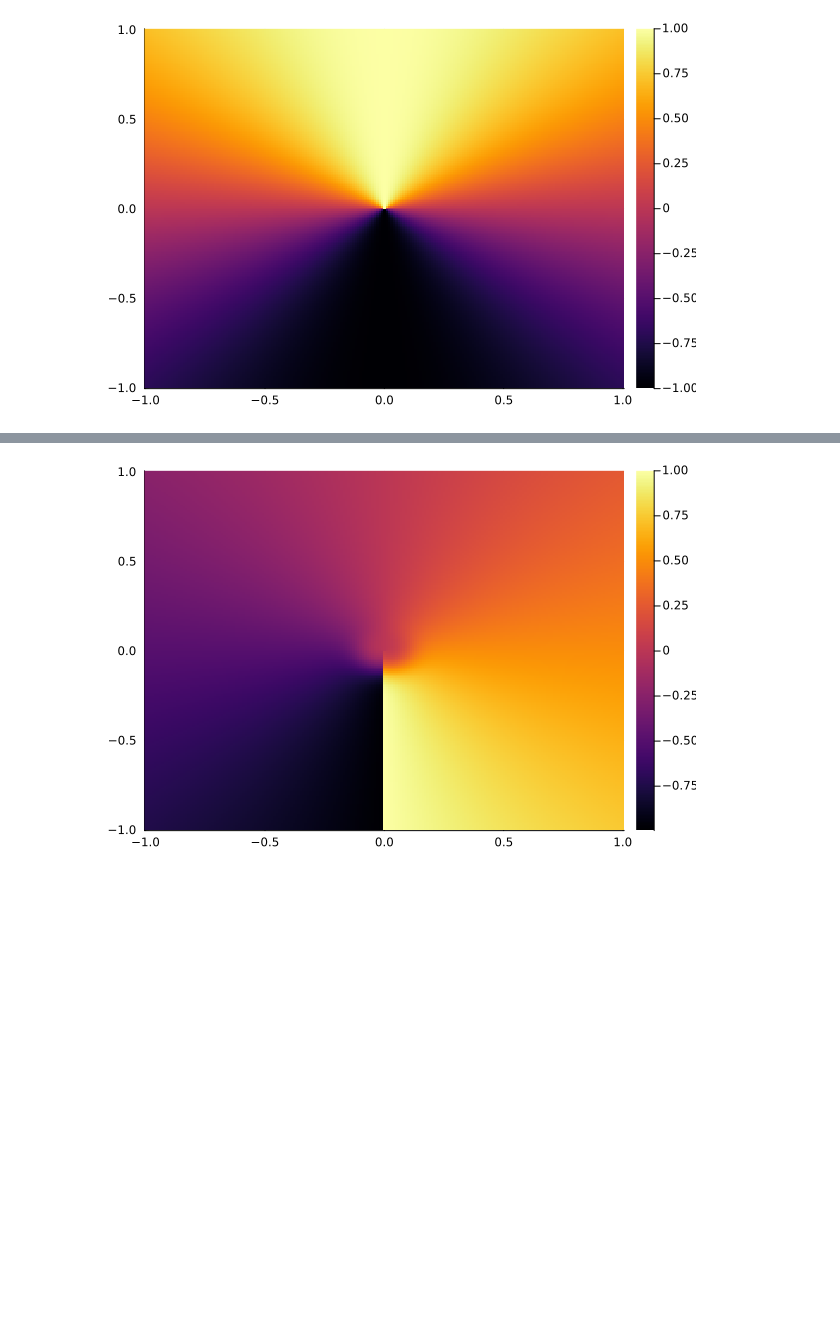
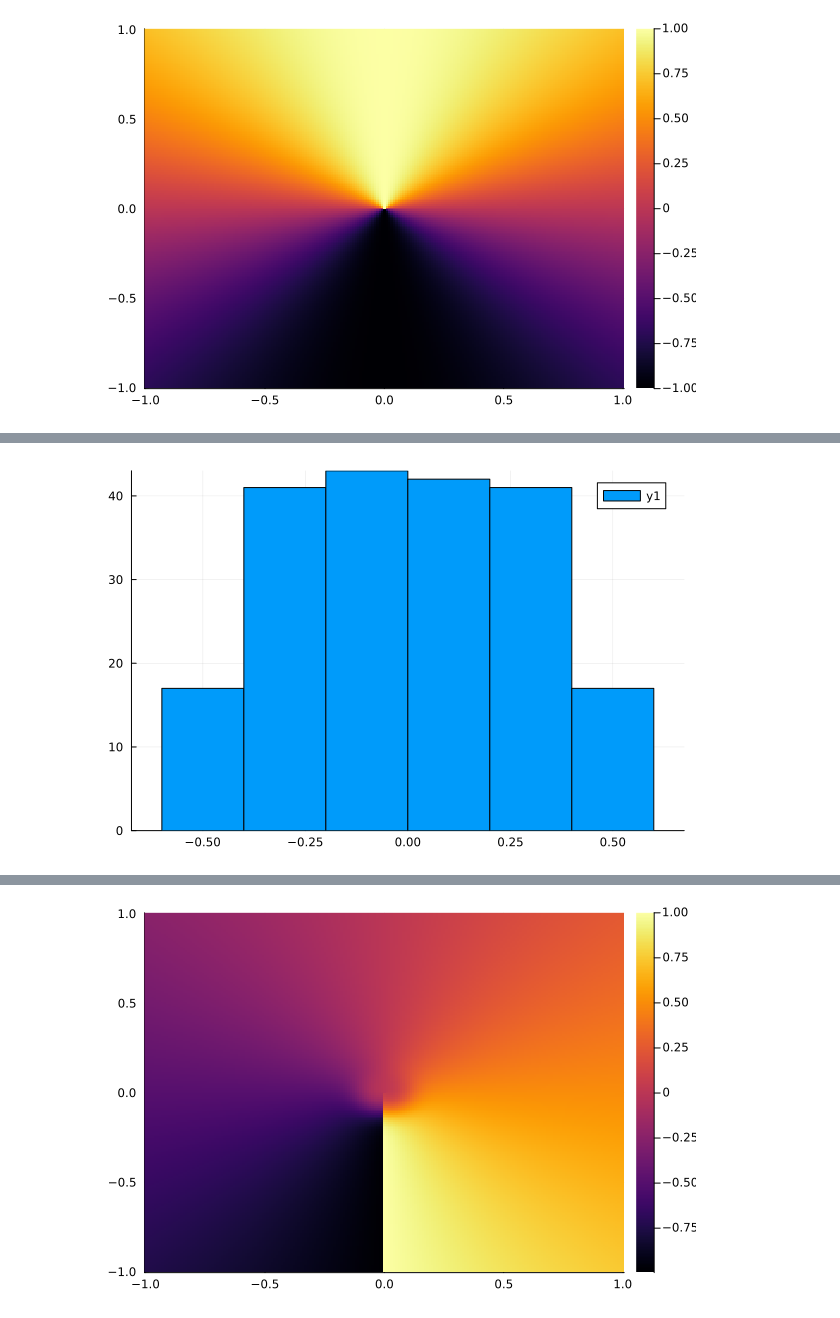
Before and after one commit to wilkieolin/PhasorNetworks.jl, a Jupyter notebook: demos/act_fn.ipynb, the cells around one changed output, grey strips where cells are left out. Drawn from its saved outputs; the diff is of its cells as text; code cells hidden in the pictures; blank space fills up the shorter version.

```diff
--- a/demos/act_fn.ipynb
+++ b/demos/act_fn.ipynb
@@ -54,3 +64,9 @@ heatmap(kernel(vals, 0.3, 0.5))
+# %%
+y1 = soft_angle(o1);
+# %%
+histogram(vec(y1))
+# %% [output]
+[figure, added]
 # %%
 function soft_angle(x::AbstractArray{<:Complex}, r_lo::Real = 0.1, r_hi::Real = 0.2)
     r = abs.(x)
```
Also changed, not shown: parts of 16 cells of this notebook.
